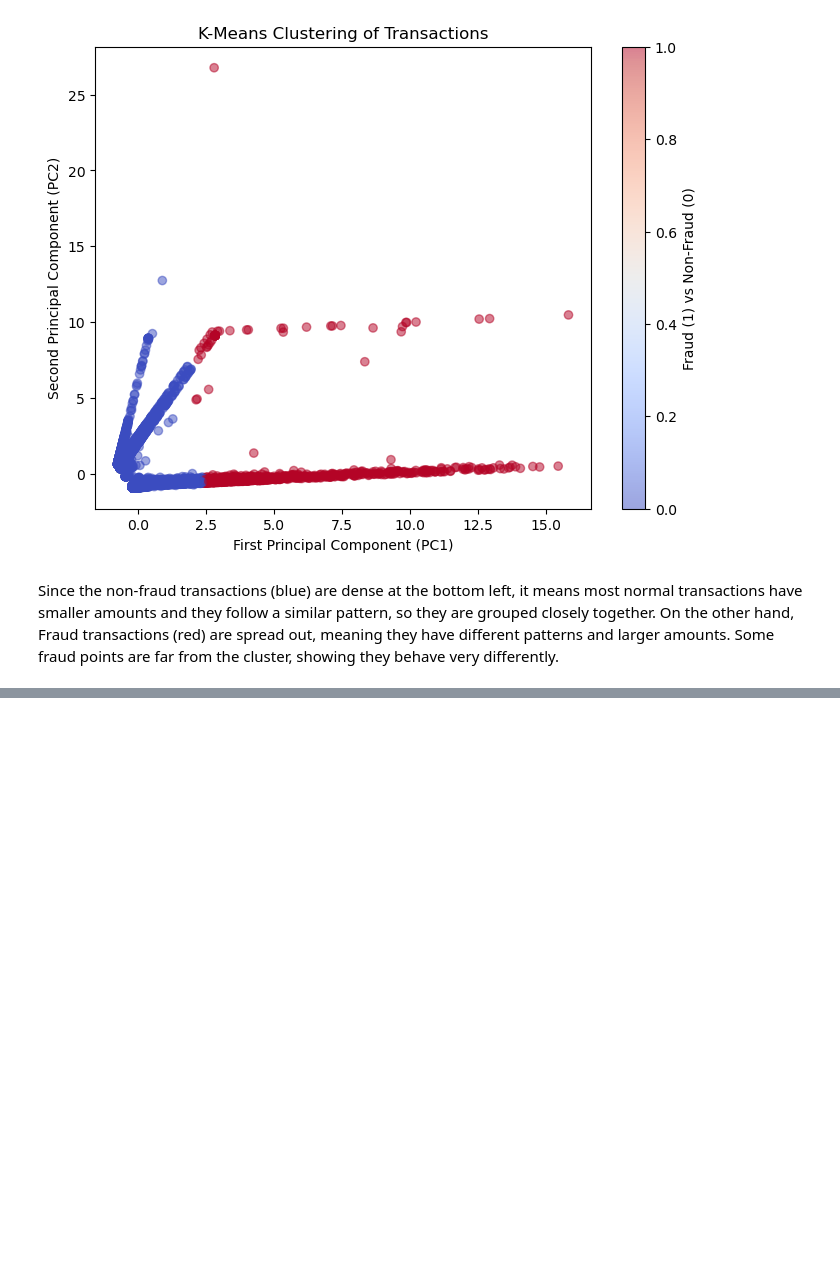
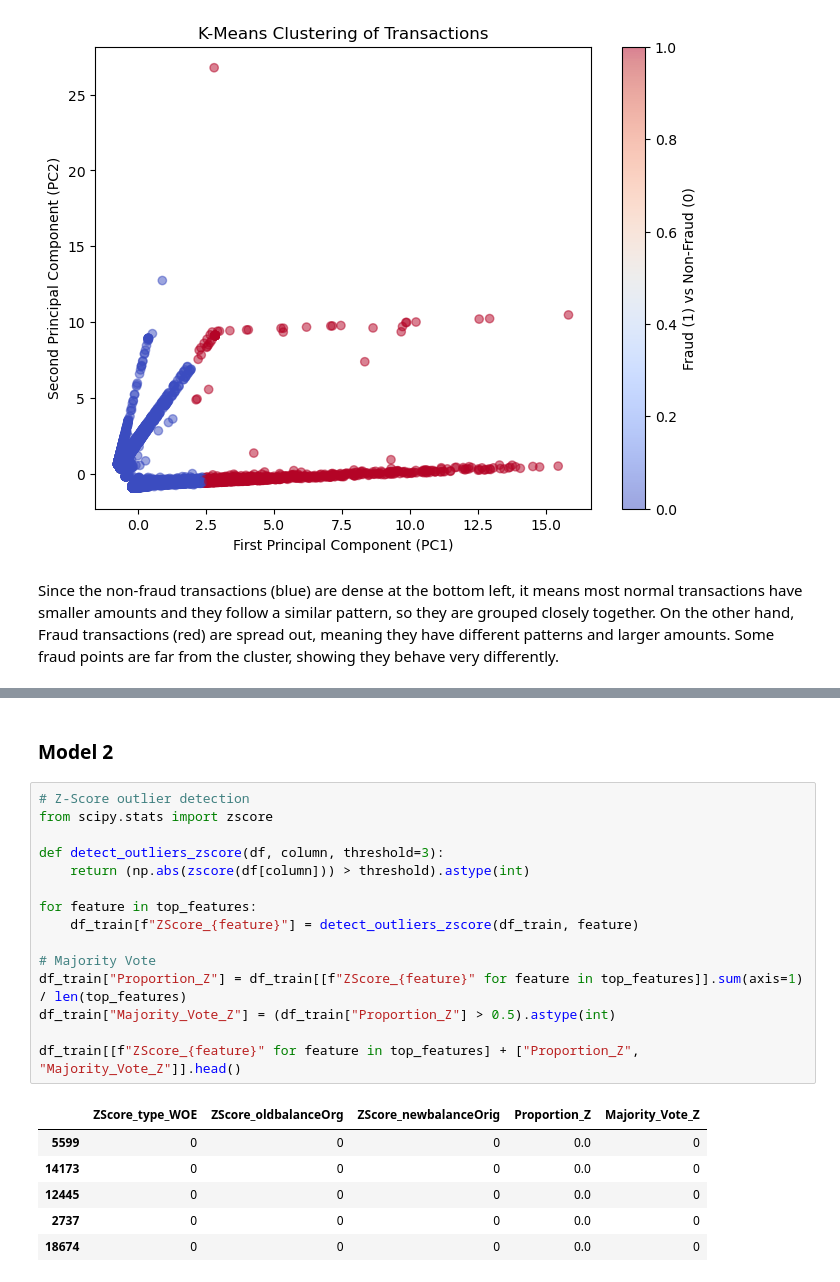
Before and after one commit to FarahAnanda/fraud-detection-analytics, a Jupyter notebook: fraud_analytics.ipynb, the cells around one changed output, grey strips where cells are left out. Saved outputs shown, nothing was run; the diff lists cells and outputs as text; blank space fills up the shorter version.

```diff
--- a/fraud_analytics.ipynb
+++ b/fraud_analytics.ipynb
@@ -418,0 +566,24 @@ Since the non-fraud transactions (blue) are dense at the bottom left, it means m
+# %% [markdown]
+### Model 2
+# %%
+# Z-Score outlier detection
+from scipy.stats import zscore
+
+def detect_outliers_zscore(df, column, threshold=3):
+    return (np.abs(zscore(df[column])) > threshold).astype(int)
+
+for feature in top_features:
+    df_train[f"ZScore_{feature}"] = detect_outliers_zscore(df_train, feature)
+
+# Majority Vote
+df_train["Proportion_Z"] = df_train[[f"ZScore_{feature}" for feature in top_features]].sum(axis=1) / len(top_features)
+df_train["Majority_Vote_Z"] = (df_train["Proportion_Z"] > 0.5).astype(int)
+
+df_train[[f"ZScore_{feature}" for feature in top_features] + ["Proportion_Z", "Majority_Vote_Z"]].head()
+# %% [output]
+|  | ZScore_type_WOE | ZScore_oldbalanceOrg | ZScore_newbalanceOrig | Proportion_Z | Majority_Vote_Z |
+| 5599 | 0 | 0 | 0 | 0.0 | 0 |
+| 14173 | 0 | 0 | 0 | 0.0 | 0 |
+| 12445 | 0 | 0 | 0 | 0.0 | 0 |
+| 2737 | 0 | 0 | 0 | 0.0 | 0 |
+| 18674 | 0 | 0 | 0 | 0.0 | 0 |
```
Also changed, not shown: parts of 28 cells of this notebook.
